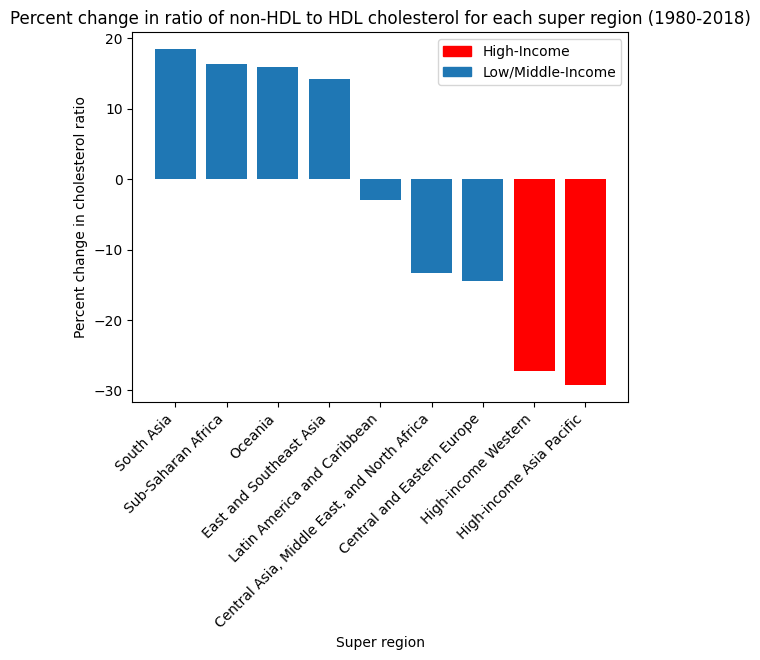
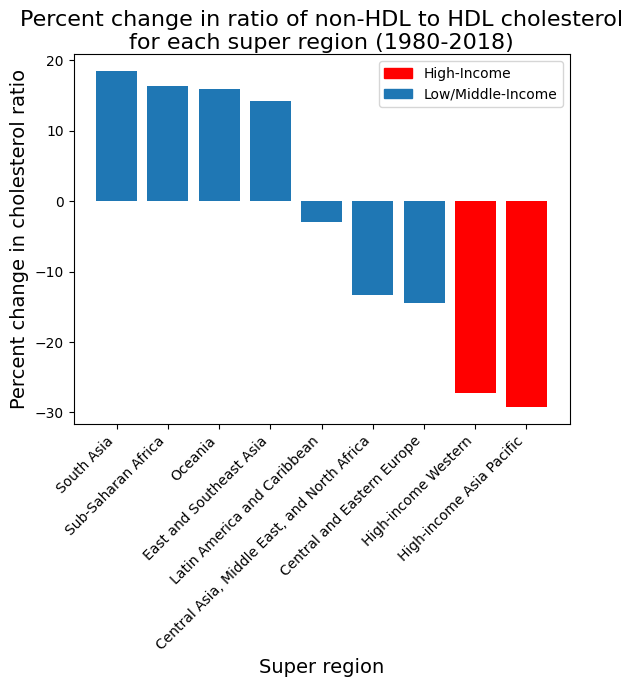
Unified diff of the notebook cell whose output changed from the first chart to the second:
--- before
+++ after
@@ -10,8 +10,12 @@
 plt.legend(handles=[high_income, low_middle])
 
-plt.xlabel('Super region')
+plt.xlabel('Super region', fontsize=14)
 plt.xticks(rotation=45, ha='right')
-plt.ylabel('Percent change in cholesterol ratio')
-plt.title('Percent change in ratio of non-HDL to HDL cholesterol for each super region (1980-2018)')
+plt.ylabel('Percent change in cholesterol ratio', fontsize=14)
+plt.title(
+    'Percent change in ratio of non-HDL to HDL cholesterol for each super region (1980-2018)',
+    fontsize=16,
+    wrap=True
+)
 
 plt.show()

Commit: Created using Colab